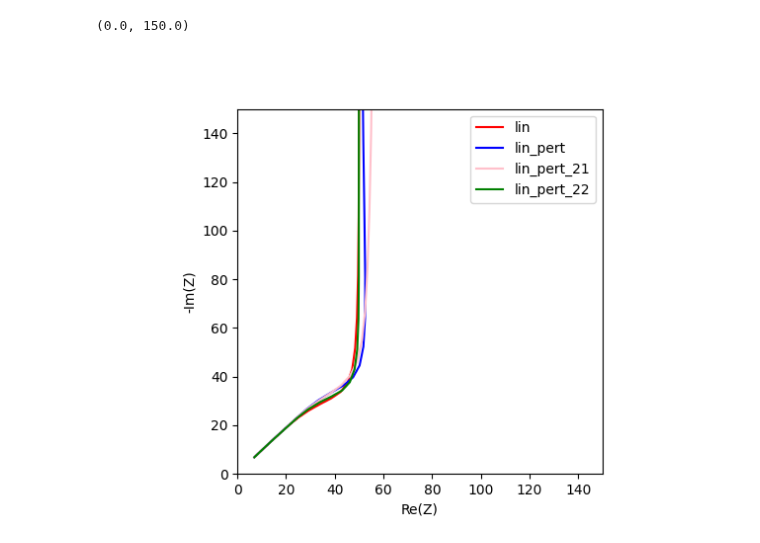
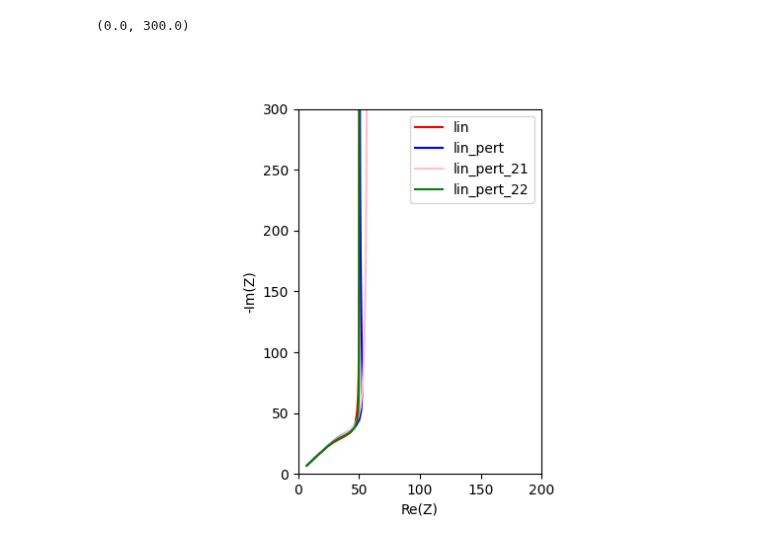
Before and after one commit to Yugal0/fitting-eis-inhomo-electrode, a Jupyter notebook: Linear mix.ipynb, the cells around one changed output. Saved outputs shown, nothing was run; the diff lists cells and outputs as text; code cells hidden in the pictures.

```diff
--- a/Linear mix.ipynb
+++ b/Linear mix.ipynb
@@ -218,8 +219,8 @@ ax.legend()
 ax.set_xlabel("Re(Z)")
 ax.set_ylabel("-Im(Z)")
 ax.set_aspect("equal")
-ax.set_xlim(0,150)
-ax.set_ylim(0,150)
+ax.set_xlim(0,200)
+ax.set_ylim(0,300)
 
 
 ##From MAPLE
@@ -234,32 +235,32 @@ ax.set_ylim(0,150)
 # ax4.set_ylabel("-Im(Z)")
 # ax4.set_aspect("equal")
 # ax4.set_xlim(-4,200)
 # ax4.set_ylim(-1,600)
 
 # ax6= plt.figure().add_subplot()
 # ax6.set_title("maple_100_100_rerun")
 # ax6.plot(np.real(z_lin_maple_100_100),-np.imag(z_lin_maple_100_100),"r",label="lin")
 # ax6.plot(np.real(z_lin_pert_maple_100_100),-np.imag(z_lin_pert_maple_100_100),"b",label="lin_pert")
 # ax6.plot(np.real(z_lin_pert_21_maple_100_100),-np.imag(z_lin_pert_21_maple_100_100),"pink",label="lin_pert_21")
 # #ax6.plot(np.real(z_lin_pert_22_maple_100_100),-np.imag(z_lin_pert_22_maple_100_100),"g",label="lin_pert_22")
 # ax6.legend()
 # ax6.set_xlabel("Re(Z)")
 # ax6.set_ylabel("-Im(Z)")
 # ax6.set_aspect("equal")
 # ax6.set_xlim(-4,200)
 # ax6.set_ylim(-1,600)
 
 # ax5= plt.figure().add_subplot()
 # ax5.plot(np.real(z_lin_maple_100_1_point_1),-np.imag(z_lin_maple_100_1_point_1),"r",label="lin")
 # ax5.plot(np.real(z_lin_pert_maple_100_1_point_1),-np.imag(z_lin_pert_maple_100_1_point_1),"b",label="lin_pert")
 # ax5.plot(np.real(z_lin_pert_21_maple_100_1_point_1),-np.imag(z_lin_pert_21_maple_100_1_point_1),"pink",label="lin_pert_21")
 # ax5.plot(np.real(z_lin_pert_22_maple_100_1_point_1),-np.imag(z_lin_pert_22_maple_100_1_point_1),"g",label="lin_pert_22")
 # ax5.legend()
 # ax5.set_xlabel("Re(Z)")
 # ax5.set_ylabel("-Im(Z)")
 # ax5.set_aspect("equal")
 # ax5.set_xlim(0,1)
 # ax5.set_ylim(0,2)
 # %% [output]
-(0.0, 150.0)
+(0.0, 300.0)
-[figure, old version]
+[figure, new version]
```
Also changed, not shown: parts of 1 cell of this notebook, 2 other files.
